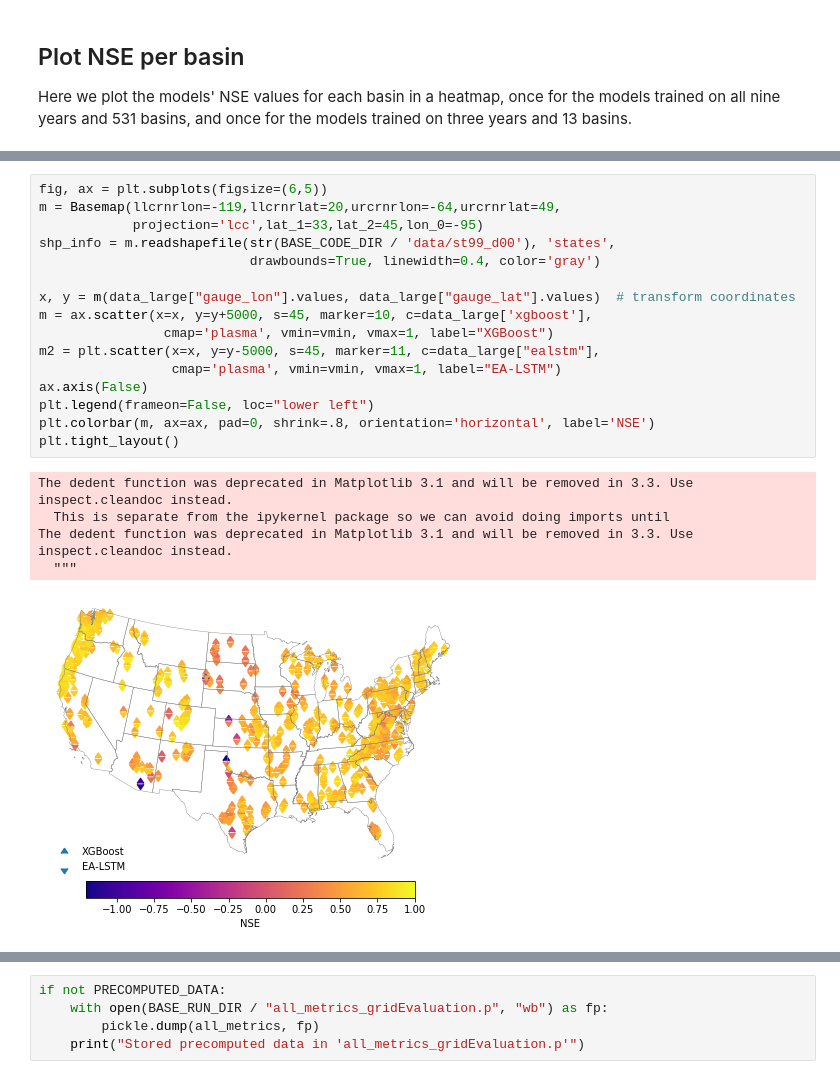
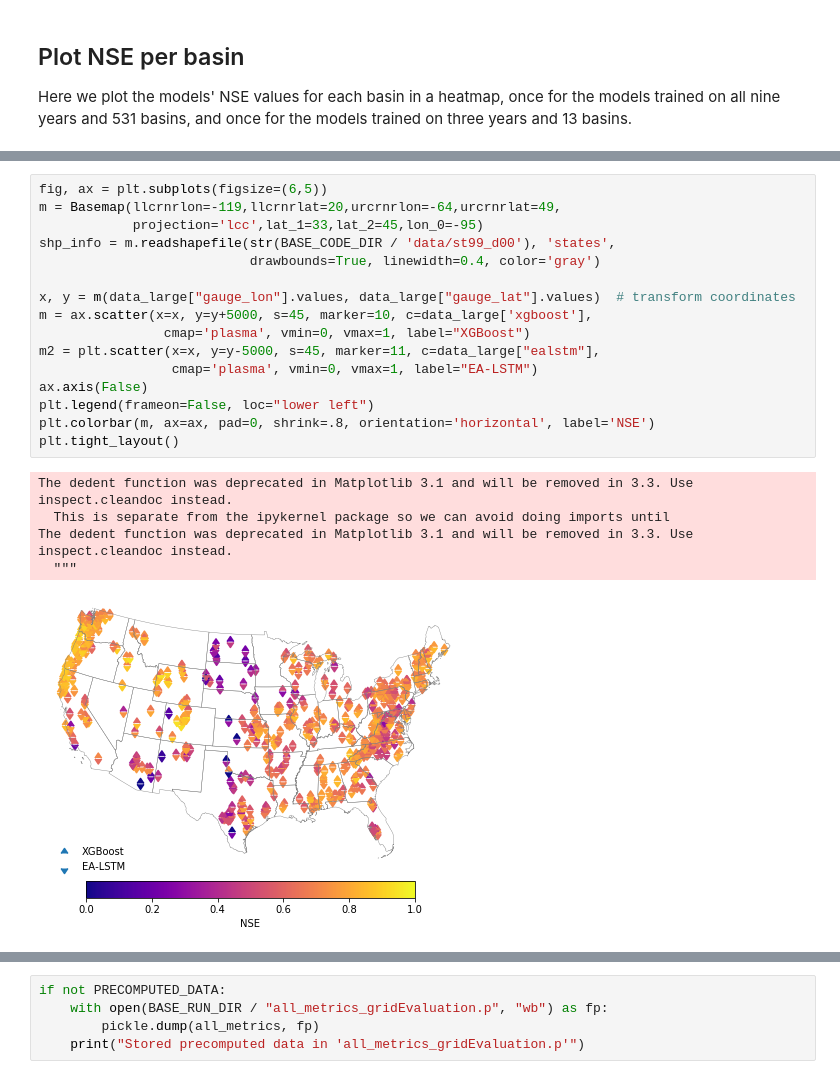
Before and after one commit to gauchm/ealstm_regional_modeling, a Jupyter notebook: notebooks/performance_gridEvaluation.ipynb, the cells around one changed output, grey strips where cells are left out. Saved outputs shown, nothing was run; the diff lists cells and outputs as text.

Commit message:
Update plots

```diff
--- a/notebooks/performance_gridEvaluation.ipynb
+++ b/notebooks/performance_gridEvaluation.ipynb
@@ -367,25 +364,25 @@ vmin = min(data_large['xgboost'].min(),data_large['ealstm'].min(),
 # %%
 fig, ax = plt.subplots(figsize=(6,5))
 m = Basemap(llcrnrlon=-119,llcrnrlat=20,urcrnrlon=-64,urcrnrlat=49,
             projection='lcc',lat_1=33,lat_2=45,lon_0=-95)
 shp_info = m.readshapefile(str(BASE_CODE_DIR / 'data/st99_d00'), 'states',
                            drawbounds=True, linewidth=0.4, color='gray')
 
 x, y = m(data_large["gauge_lon"].values, data_large["gauge_lat"].values)  # transform coordinates
 m = ax.scatter(x=x, y=y+5000, s=45, marker=10, c=data_large['xgboost'],
-                cmap='plasma', vmin=vmin, vmax=1, label="XGBoost")
+                cmap='plasma', vmin=0, vmax=1, label="XGBoost")
 m2 = plt.scatter(x=x, y=y-5000, s=45, marker=11, c=data_large["ealstm"],
-                 cmap='plasma', vmin=vmin, vmax=1, label="EA-LSTM")
+                 cmap='plasma', vmin=0, vmax=1, label="EA-LSTM")
 ax.axis(False)
 plt.legend(frameon=False, loc="lower left")
 plt.colorbar(m, ax=ax, pad=0, shrink=.8, orientation='horizontal', label='NSE')
 plt.tight_layout()
 # %% [output]
 The dedent function was deprecated in Matplotlib 3.1 and will be removed in 3.3. Use inspect.cleandoc instead.
   This is separate from the ipykernel package so we can avoid doing imports until
 The dedent function was deprecated in Matplotlib 3.1 and will be removed in 3.3. Use inspect.cleandoc instead.
   """
-[figure, old version]
+[figure, new version]
 # %%
 fig, ax = plt.subplots(figsize=(6,5))
 m = Basemap(llcrnrlon=-119,llcrnrlat=20,urcrnrlon=-64,urcrnrlat=49,
```
Also changed, not shown: parts of 3 cells of this notebook.
